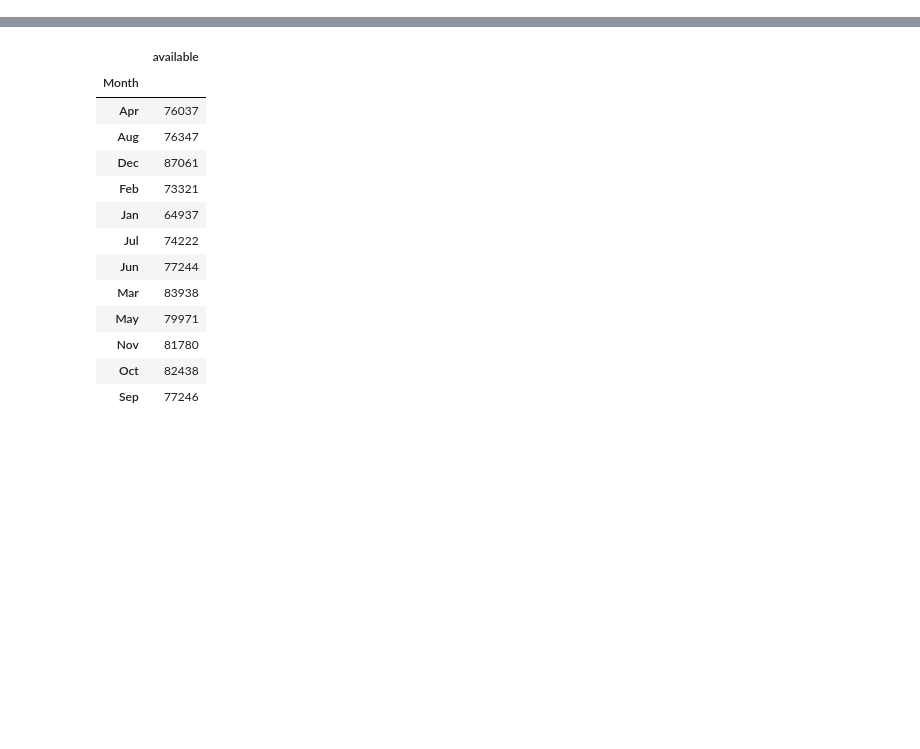
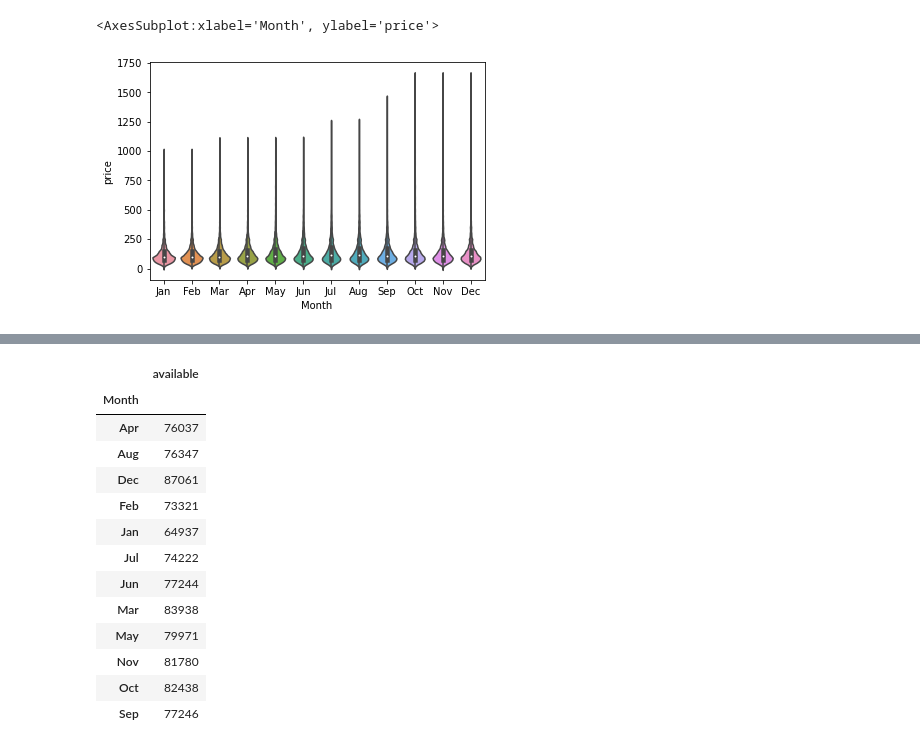
Before and after one commit to wonderbug2020/Seattle_AirBnB_Data, a Jupyter notebook: time_dependency_explore/When_to_visit_Seattle.ipynb, the cells around one changed output, grey strips where cells are left out. Cells and saved outputs as stored; diff of their text form; code cells hidden in the pictures; blank space fills up the shorter version.

Commit message:
made a violin plot, also nothing interesting

```diff
--- a/time_dependency_explore/When_to_visit_Seattle.ipynb
+++ b/time_dependency_explore/When_to_visit_Seattle.ipynb
@@ -11,9 +11,17 @@ reviews_df = pd.read_csv('../Data/reviews.csv',parse_dates=['date'])
 #I am only interested in the data that is available
 #Additionally, I only need the price and the date
 cal_df = calendar_df[calendar_df['available'] == 't'].drop(['listing_id','available'],axis=1)
+# %%
+#Additionally, I need to price to be an float value
+cal_df['price'] = cal_df['price'].replace('[\$,]', '', regex=True).astype(float)
 # %%
 #I want to see the amount of listings both on a monthly basis and day of the week
 #So I will add columns to help with this
 #cal_df['month'] = pd.DatetimeIndex(cal_df['date']).month
 cal_df['day_of_week'] = cal_df['date'].dt.day_name()
 cal_df['Month'] = cal_df['date'].dt.strftime('%b')
+# %%
+sns.violinplot(x=cal_df.Month,y=cal_df.price)
+# %% [output]
+<AxesSubplot:xlabel='Month', ylabel='price'>
+[figure, added]
```
Also changed, not shown: parts of 1 cell of this notebook.
